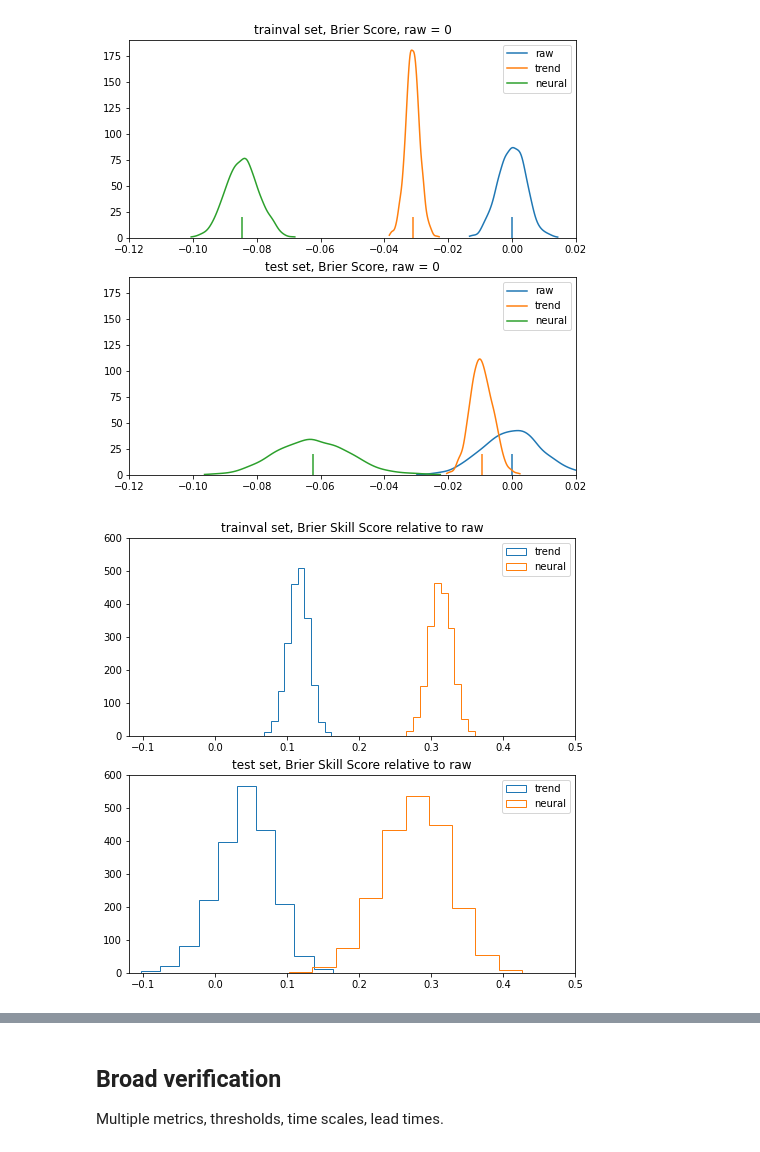
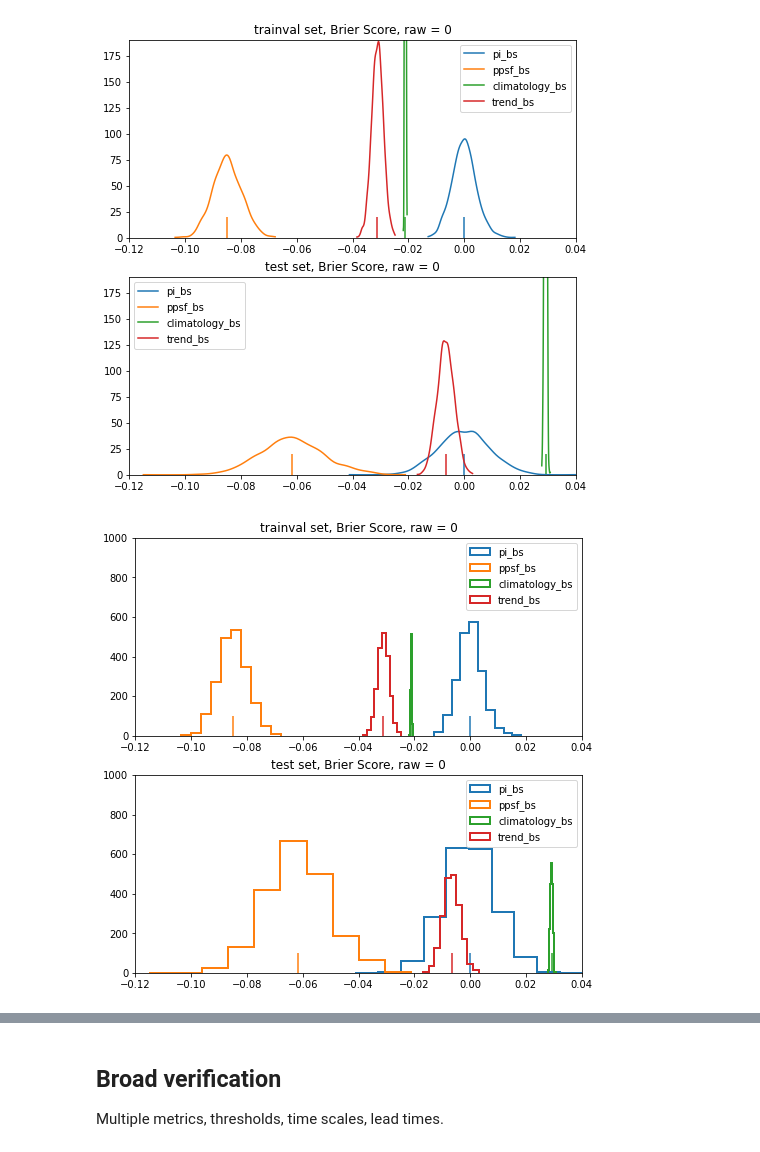
Before and after one commit to chiemvs/Hybrid, a Jupyter notebook: notebooks/verification.ipynb, the cells around one changed output, grey strips where cells are left out. Saved outputs shown, nothing was run; the diff lists cells and outputs as text; code cells hidden in the pictures.

```diff
--- a/notebooks/verification.ipynb
+++ b/notebooks/verification.ipynb
@@ -106,15 +59,11 @@ trend_trainval = lr.predict(time_input)
 # %%
 n_iter = 2000
-bs = pd.DataFrame(np.nan, columns = pd.MultiIndex.from_product([['trainval','test'],['raw','trend','neural']], names = ['set','forecast']), index = pd.RangeIndex(n_iter))
+bs = pd.DataFrame(np.nan, columns = pd.MultiIndex.from_product([['trainval','test'],test_only.columns[test_only.columns.str.endswith('_bs')]], names = ['set','forecast']), index = pd.RangeIndex(n_iter))
 for i in range(n_iter):
 
-    train_sample = np.random.randint(low = 0, high = obs_trainval.shape[0], size = obs_trainval.shape[0]) # bootstrap sample with replacement.
-    test_sample = np.random.randint(low = 0, high = obs_test.shape[0], size = obs_test.shape[0])
+    trainval_sample = np.random.randint(low = 0, high = trainval_only.shape[0], size = trainval_only.shape[0]) # bootstrap sample with replacement.
+    test_sample = np.random.randint(low = 0, high = test_only.shape[0], size = test_only.shape[0])
 
-    bs.loc[i,('test','raw')] = brier_score_loss(obs_test.values[test_sample,focus_class],forc_test.values[test_sample,focus_class])
-    bs.loc[i,('test','trend')] = brier_score_loss(obs_test.values[test_sample,focus_class],trend_test[test_sample])
-    bs.loc[i,('test','neural')] = brier_score_loss(obs_test.values[test_sample,focus_class],preds_test[test_sample,focus_class])
-
-    bs.loc[i,('trainval','raw')] = brier_score_loss(obs_trainval.values[train_sample,focus_class],forc_trainval.values[train_sample,focus_class])
-    bs.loc[i,('trainval','trend')] = brier_score_loss(obs_trainval.values[train_sample,focus_class],trend_trainval[train_sample])
-    bs.loc[i,('trainval','neural')] = brier_score_loss(obs_trainval.values[train_sample,focus_class],preds_trainval[train_sample,focus_class])
+    for forecast_key in bs.columns.get_level_values('forecast').unique():
+        bs.loc[i,('test',forecast_key)] = test_only[forecast_key].iloc[test_sample.tolist()].mean()
+        bs.loc[i,('trainval',forecast_key)] = trainval_only[forecast_key].iloc[trainval_sample.tolist()].mean()
@@ -121,14 +82,8 @@ for i in range(n_iter):
 # %%
 # scale test and trainval BS separately based on the mean raw score
 bszero = bs.copy()
-bszero['test'] = bs['test'] - float(bs[('test', 'raw')].mean())
-bszero['trainval'] = bs['trainval'] - float(bs[('trainval', 'raw')].mean())
-
-# BSS
-bss = bs.copy()
-bss['test'] = 1 - bs['test'] / bs[[('test', 'raw')]].values
-bss['trainval'] = 1 - bs['trainval'] / bs[[('trainval', 'raw')]].values
-bss = bss.loc[:,(slice(None),['trend','neural'])]
+bszero['test'] = bs['test'] - float(bs[('test', 'pi_bs')].mean())
+bszero['trainval'] = bs['trainval'] - float(bs[('trainval', 'pi_bs')].mean())
 # %%
 def to_kernel_density(vals):
     if isinstance(vals, (pd.Series, pd.DataFrame)):
@@ -141,26 +96,25 @@ fig, axes = plt.subplots(ncols=1, nrows = 2, figsize = (8,8), squeeze = False)
 for key in bszero.columns:
     i = bszero.columns.get_level_values(0).unique().tolist().index(key[0])
     ax = axes[i,0]
-    #ax.hist(bszero[key], label = key[-1], histtype = 'step')
     im = ax.plot(*to_kernel_density(bszero[key]),label = key[-1])
     ax.vlines(x = float(bszero[key].mean()), ymin=0, ymax = 20, color = im[0].get_c())
-    #ax.set_xlim(left = -0.12, right = 0.08)
-    ax.set_xlim(left = -0.12, right = 0.02)
+    ax.set_xlim(left = -0.12, right = 0.04)
     ax.set_ylim(0,190)
     ax.set_title(f'{key[0]} set, Brier Score, raw = 0')
     ax.legend()
 # %% [output]
-[figure, old version]
+[figure, new version]
 # %%
 fig, axes = plt.subplots(ncols=1, nrows = 2, figsize = (8,8), squeeze = False)
-for key in bss.columns:
-    i = bss.columns.get_level_values(0).unique().tolist().index(key[0])
+for key in bszero.columns:
+    i = bszero.columns.get_level_values(0).unique().tolist().index(key[0])
     ax = axes[i,0]
-    ax.hist(bss[key], label = key[-1], histtype = 'step')
+    im = ax.hist(bszero[key], label = key[-1], histtype = 'step', lw = 2)
+    ax.vlines(x = float(bszero[key].mean()), ymin=0, ymax = 100, color = im[2][0].get_edgecolor())
     #ax.set_xlim(left = -0.12, right = 0.08)
-    ax.set_xlim(left = -0.12, right = 0.5)
-    ax.set_ylim(0,600)
-    ax.set_title(f'{key[0]} set, Brier Skill Score relative to raw')
+    ax.set_xlim(left = -0.12, right = 0.04)
+    ax.set_ylim(0,1000)
+    ax.set_title(f'{key[0]} set, Brier Score, raw = 0')
     ax.legend()
 # %% [output]
-[figure, old version]
+[figure, new version]
```
Also changed, not shown: parts of 15 cells of this notebook, 6 other files.
